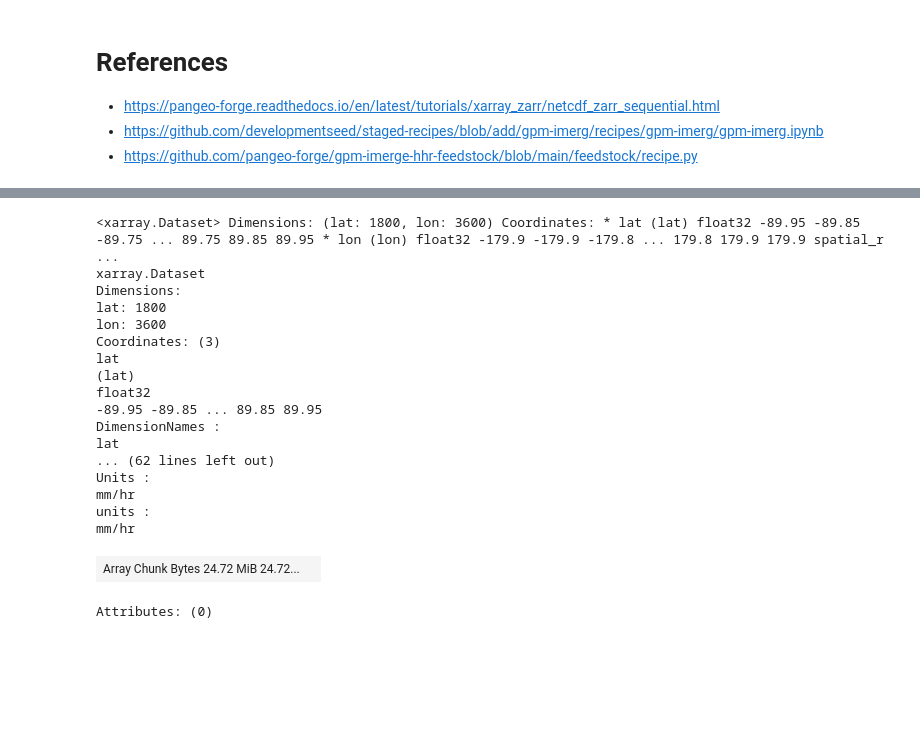
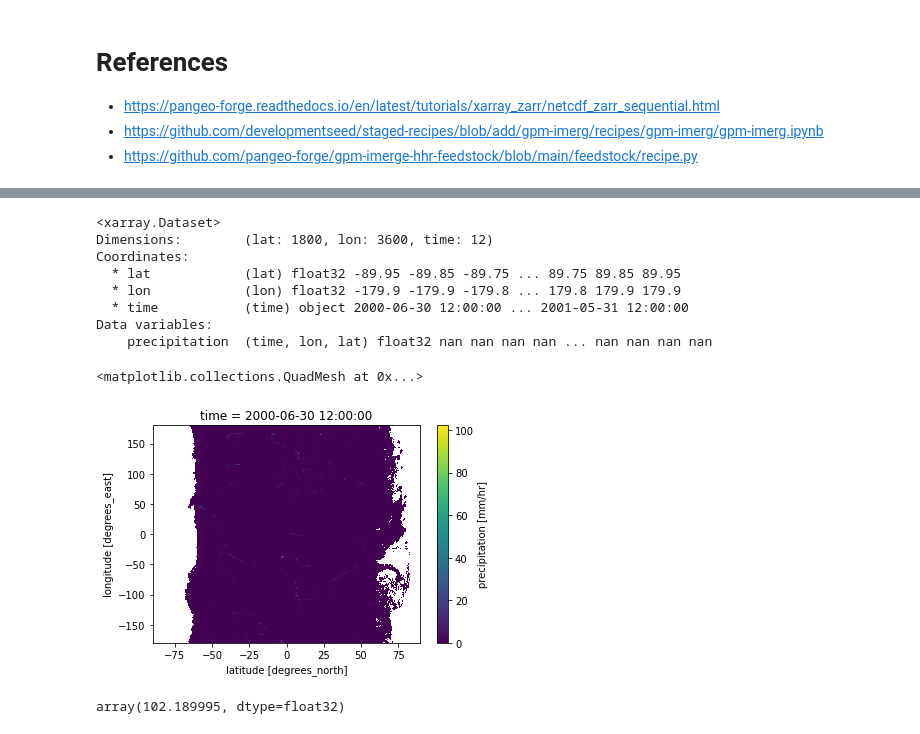
Before and after one commit to abarciauskas-bgse/imerg-zarr-viz, a Jupyter notebook: notebooks/create-zarr-with-pangeo-forge.ipynb, the cells around one changed output, grey strips where cells are left out. Saved outputs shown, nothing was run; the diff lists cells and outputs as text; code cells hidden in the pictures; blank space fills up the shorter version.

```diff
--- a/notebooks/create-zarr-with-pangeo-forge.ipynb
+++ b/notebooks/create-zarr-with-pangeo-forge.ipynb
@@ -225,23 +232,21 @@ from carbonplan_data.metadata import get_cf_global_attrs
 # %%
-ds_precip = ds.precipitationUncal.to_dataset(name="precipitation").squeeze().reset_coords(["time"], drop=True)
+ds_precip = ds_persisted.to_dataset(name="precipitation").squeeze()#.reset_coords(["time"], drop=True)
 ds_precip
 # %% [output]
-<xarray.Dataset> Dimensions: (lat: 1800, lon: 3600) Coordinates: * lat (lat) float32 -89.95 -89.85 -89.75 ... 89.75 89.85 89.95 * lon (lon) float32 -179.9 -179.9 -179.8 ... 179.8 179.9 179.9 spatial_r ...
-xarray.Dataset
-Dimensions:
-lat: 1800
-lon: 3600
-Coordinates: (3)
-lat
-(lat)
-float32
--89.95 -89.85 ... 89.85 89.95
-DimensionNames :
-lat
-... (62 lines left out)
-Units :
-mm/hr
-units :
-mm/hr
+<xarray.Dataset>
+Dimensions:        (lat: 1800, lon: 3600, time: 12)
+Coordinates:
+  * lat            (lat) float32 -89.95 -89.85 -89.75 ... 89.75 89.85 89.95
+  * lon            (lon) float32 -179.9 -179.9 -179.8 ... 179.8 179.9 179.9
+  * time           (time) object 2000-06-30 12:00:00 ... 2001-05-31 12:00:00
+Data variables:
+    precipitation  (time, lon, lat) float32 nan nan nan nan ... nan nan nan nan
-| Array Chunk Bytes 24.72 MiB 24.72... |  |
-Attributes: (0)
+# %%
+ds_precip.precipitation[0].plot()
+# %% [output]
+<matplotlib.collections.QuadMesh at 0x...>
+[figure, added]
+# %%
+ds_precip.precipitation[0].max().values
+# %% [output]
+array(102.189995, dtype=float32)
```
Also changed, not shown: parts of 30 cells of this notebook, 3 other files.
